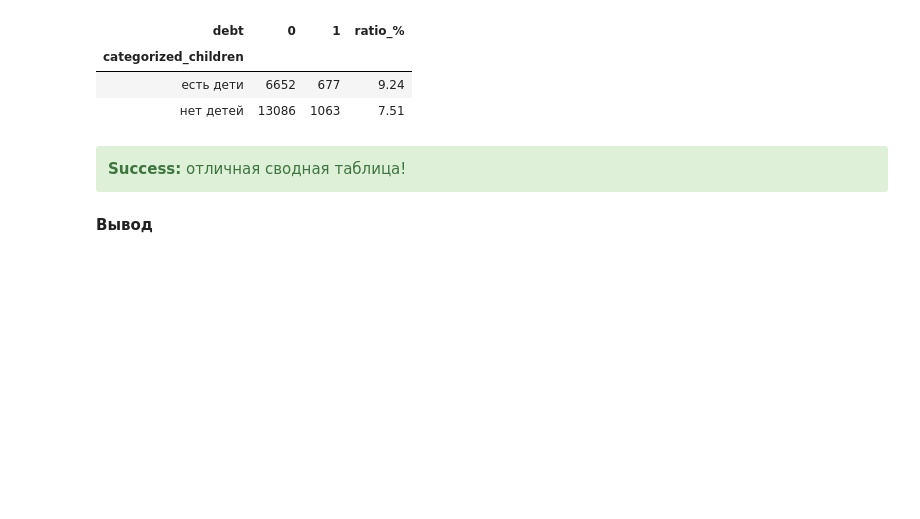
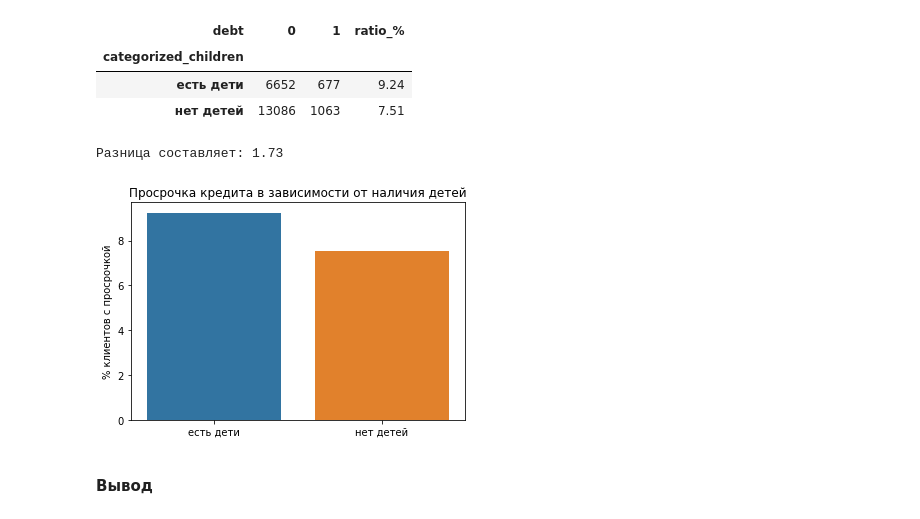
Before and after one commit to smetne/ya_praktikum, a Jupyter notebook: the reliability of borrowers/the_reliability_of_borrowers.ipynb, the cells around one changed output. Drawn from its saved outputs; the diff is of its cells as text; code cells hidden in the pictures; blank space fills up the shorter version.

```diff
--- a/the reliability of borrowers/the_reliability_of_borrowers.ipynb
+++ b/the reliability of borrowers/the_reliability_of_borrowers.ipynb
@@ -430,18 +310,16 @@ False
 ### Категоризация данных <a id="categorize"></a>
 # %% [markdown]
 *Категоризируем данные по целям кредита с помощью лемм и добавим данные о присвоенных категориях в таблицу.*
-# %%
-def categorized_purpose(row): # создаем функцию для категоризации целей получения кредита
-    lemma = m.lemmatize(row['purpose']) # находим леммы в столбце
-    if ('жилье' in lemma) or ('недвижимость' in lemma):
-        return 'недвижимость'
-    elif 'автомобиль' in lemma:
-        return 'автомобиль'
-    elif 'образование' in lemma:
-        return 'образование'
-    elif 'свадьба' in lemma:
-        return 'свадьба'
-    return 'проверить вручную'
-
-data['categorized_purpose'] = data.apply(categorized_purpose, axis=1) # применяем функцию через метод apply к таблице, результат функции записываем в здесь же созданный столбец 'categorized_purpose',
-# указываем axis = 1, чтобы на функцию отправлялись строки
+# %%
+# создаем функцию для категоризации целей получения кредита
+def categorized_purpose(row):
+    line = row['purpose']
+    if ('жил' in line) or ('недвиж' in line):
+        return 'недвижимость'
+    if 'авто' in line:
+        return 'автомобиль'
+    if 'образован' in line:
+        return 'образование'
+    if 'свадьб' in line:
+        return 'свадьба'
+    return 'ошибка'
@@ -518,17 +395,31 @@ Name: categorized_income, dtype: int64
 # %% [markdown]
 *Создаем сводную таблицу по категориям детности и кредитной задолженности c подсчетом кол-ва в каждой и сохраняем в переменную, создаем новый столбец, в котором считаем отношение кол-ва клиентов с задолженностью по кредиту к общему кол-ву клиентов с кредитом, переводим в проценты и окургляем до 2-х знаков после запятой методом round.*
 # %%
-data_pivot_children = data.pivot_table(index='categorized_children', columns= 'debt', values='total_income', aggfunc='count')
-data_pivot_children['ratio_%'] = round(data_pivot_children[1] / (data_pivot_children[1]+data_pivot_children[0])*100, 2)
+data_pivot_children = data.pivot_table(
+    index='categorized_children', columns='debt', values='total_income', aggfunc='count')
+data_pivot_children['ratio_%'] = round(
+    data_pivot_children[1] / (data_pivot_children[1]+data_pivot_children[0])*100, 2)
 data_pivot_children
 # %% [output]
 | debt | 0 | 1 | ratio_% |
 | categorized_children |  |  |  |
 | есть дети | 6652 | 677 | 9.24 |
 | нет детей | 13086 | 1063 | 7.51 |
-# %% [markdown]
-<div class="alert alert-block alert-success">
-<b>Success:</b> отличная сводная таблица!
+# %%
+print(
+    f"Разница составляет: {round(data_pivot_children['ratio_%'][0]-data_pivot_children['ratio_%'][1], 2)}")
+# %% [output]
+Разница составляет: 1.73
+# %%
+sns.barplot(x=data_pivot_children.index,
+            y='ratio_%',
+            data=data_pivot_children)
+plt.title('Просрочка кредита в зависимости от наличия детей')
+plt.xlabel(" ")
+plt.ylabel("% клиентов с просрочкой")
+plt.show()
+# %% [output]
+[figure, added]
 # %% [markdown]
 **Вывод**
 # %% [markdown]
```
Also changed, not shown: parts of 70 cells of this notebook.
